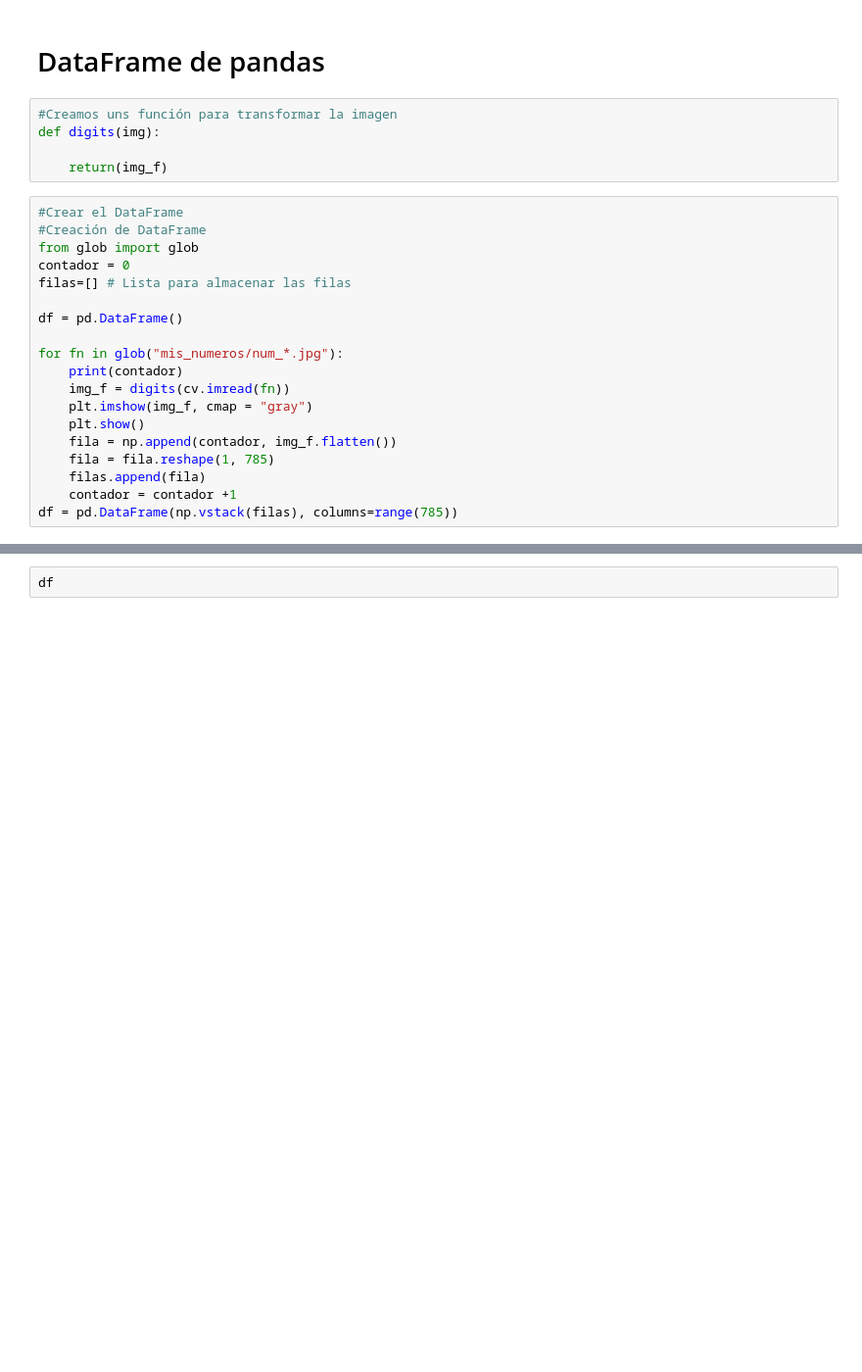
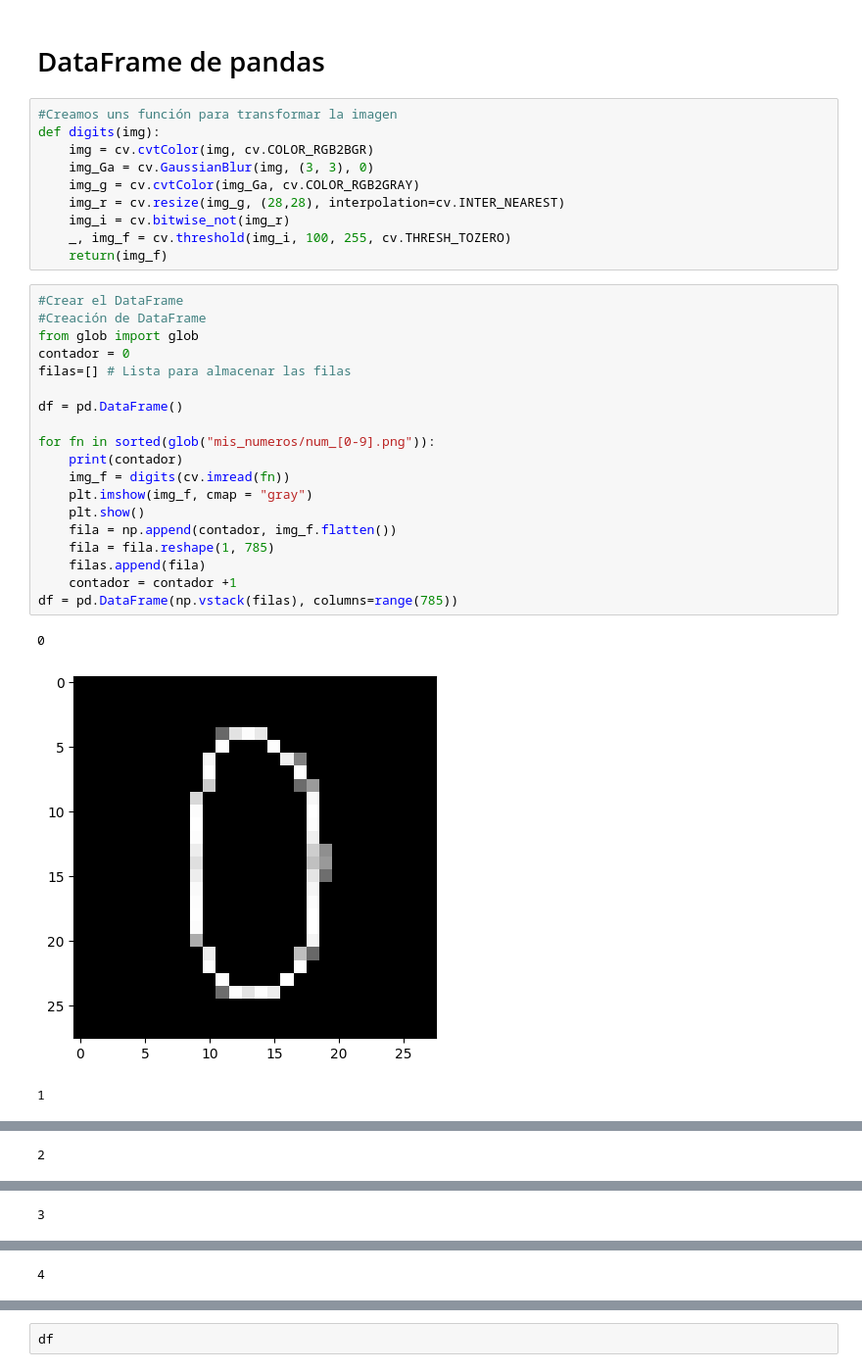
Before and after one commit to JoseAque/TSIA, a Jupyter notebook: TSIA_9_NumerosPersonales/Plantilla_new.ipynb, the cells around one changed output, grey strips where cells are left out. Shown at 98% size. Cells and saved outputs as stored; diff of their text form; blank space fills up the shorter version.

```diff
--- a/TSIA_9_NumerosPersonales/Plantilla_new.ipynb
+++ b/TSIA_9_NumerosPersonales/Plantilla_new.ipynb
@@ -47,26 +64,35 @@ plt.show()
 # %% [markdown]
 # DataFrame de pandas
-# %%
-#Creamos uns función para transformar la imagen
-def digits(img):
-
-    return(img_f)
+# %%
+#Creamos uns función para transformar la imagen
+def digits(img):
+    img = cv.cvtColor(img, cv.COLOR_RGB2BGR)
+    img_Ga = cv.GaussianBlur(img, (3, 3), 0)
+    img_g = cv.cvtColor(img_Ga, cv.COLOR_RGB2GRAY)
+    img_r = cv.resize(img_g, (28,28), interpolation=cv.INTER_NEAREST)
+    img_i = cv.bitwise_not(img_r)
+    _, img_f = cv.threshold(img_i, 100, 255, cv.THRESH_TOZERO)
+    return(img_f)
 # %%
 #Crear el DataFrame
 #Creación de DataFrame
 from glob import glob
 contador = 0
 filas=[] # Lista para almacenar las filas
 
 df = pd.DataFrame()
 
-for fn in glob("mis_numeros/num_*.jpg"):
+for fn in sorted(glob("mis_numeros/num_[0-9].png")):
     print(contador)
     img_f = digits(cv.imread(fn))
     plt.imshow(img_f, cmap = "gray")
     plt.show()
     fila = np.append(contador, img_f.flatten())
     fila = fila.reshape(1, 785)
     filas.append(fila)
     contador = contador +1
 df = pd.DataFrame(np.vstack(filas), columns=range(785))
+# %% [output]
+0
+[figure, added]
+1
@@ -72,0 +100 @@ df = pd.DataFrame(np.vstack(filas), columns=range(785))
+2
@@ -72,0 +102 @@ df = pd.DataFrame(np.vstack(filas), columns=range(785))
+3
@@ -72,0 +104 @@ df = pd.DataFrame(np.vstack(filas), columns=range(785))
+4
```
Also changed, not shown: parts of 6 cells of this notebook.
